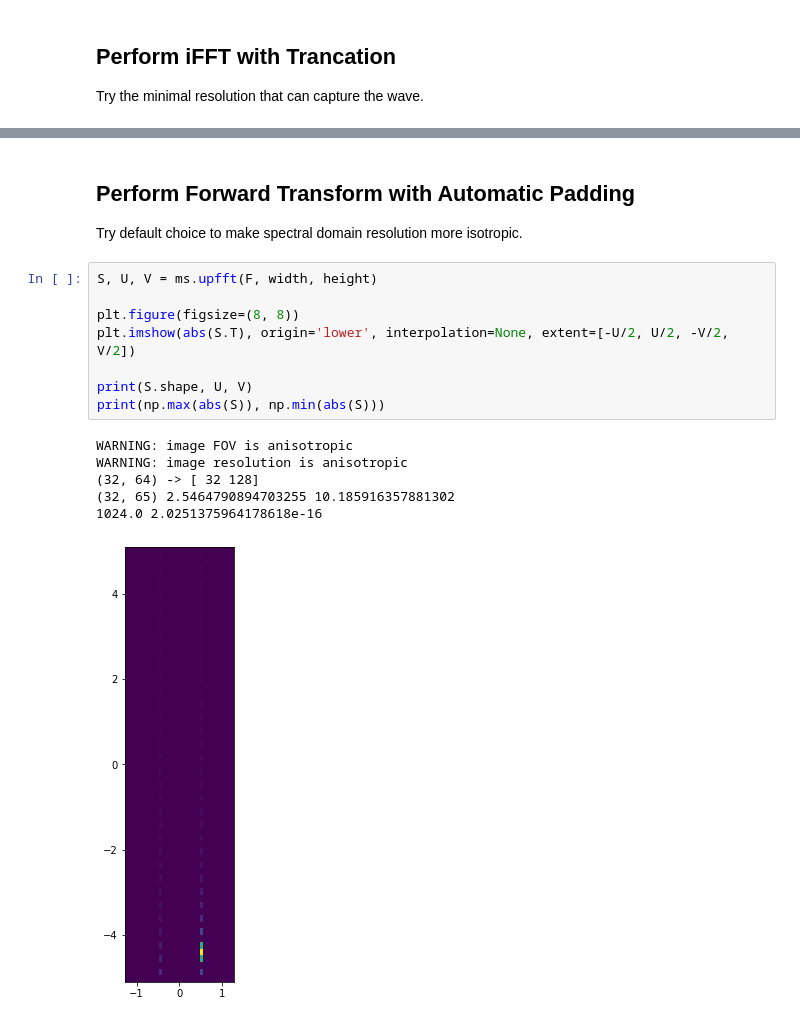
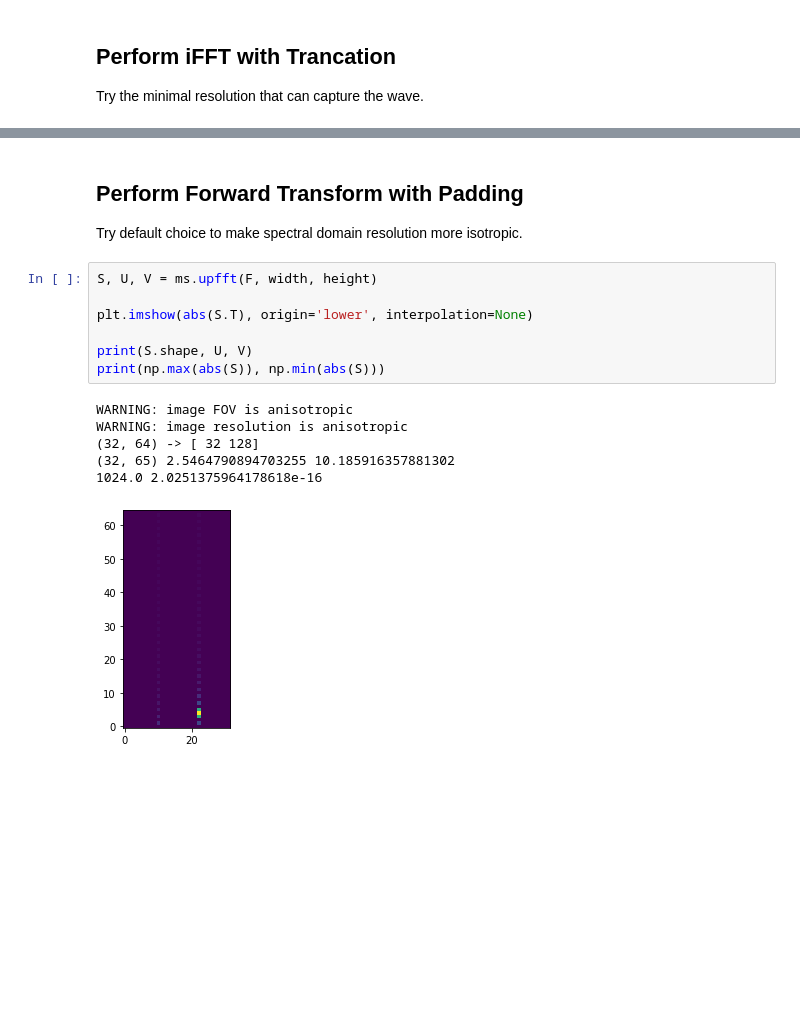
Before and after one commit to eventhorizontelescope/2017_sgra_paper5, a Jupyter notebook: test_fft.ipynb, the cells around one changed output, grey strips where cells are left out. Saved outputs shown, nothing was run; the diff lists cells and outputs as text; blank space fills up the shorter version.

```diff
--- a/test_fft.ipynb
+++ b/test_fft.ipynb
@@ -94,24 +122,23 @@ WARNING: image FOV is anisotropic
 [figure]
 [figure]
 # %% [markdown]
-## Perform Forward Transform with Automatic Padding
+## Perform Forward Transform with Padding
 
 Try default choice to make spectral domain resolution more isotropic.
 # %%
 S, U, V = ms.upfft(F, width, height)
 
-plt.figure(figsize=(8, 8))
-plt.imshow(abs(S.T), origin='lower', interpolation=None, extent=[-U/2, U/2, -V/2, V/2])
+plt.imshow(abs(S.T), origin='lower', interpolation=None)
 
 print(S.shape, U, V)
 print(np.max(abs(S)), np.min(abs(S)))
 # %% [output]
 WARNING: image FOV is anisotropic
 WARNING: image resolution is anisotropic
 (32, 64) -> [ 32 128]
 (32, 65) 2.5464790894703255 10.185916357881302
 1024.0 2.0251375964178618e-16
-[figure, old version]
+[figure, new version]
 # %%
 F2, W2, H2 = ms.downifft(S, U, V)
 
```
Also changed, not shown: parts of 8 cells of this notebook, 3 other files.
